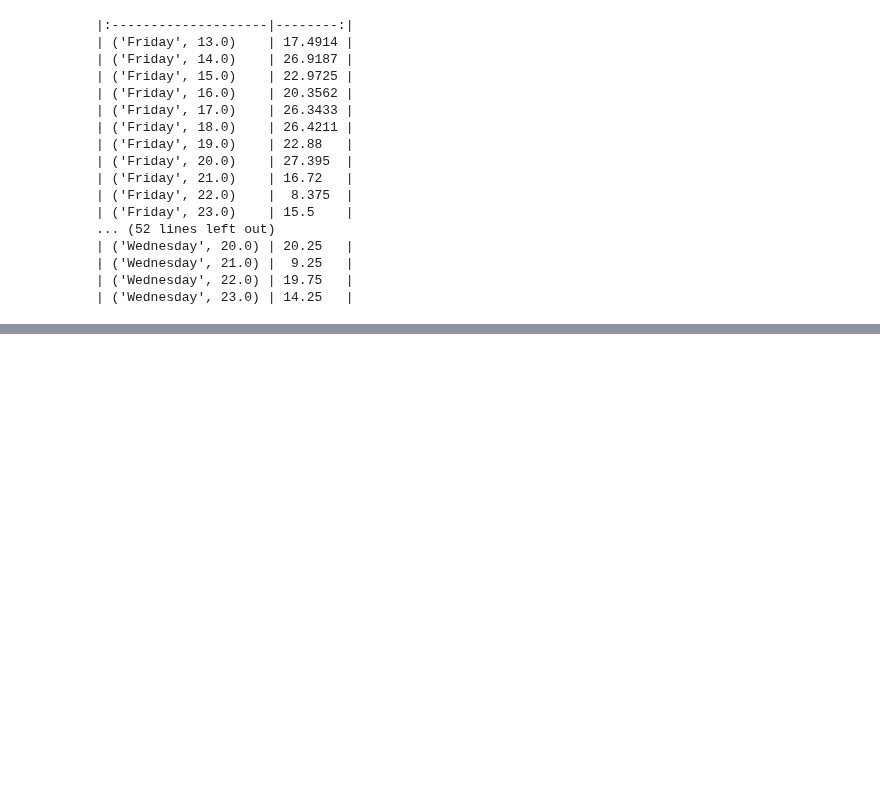
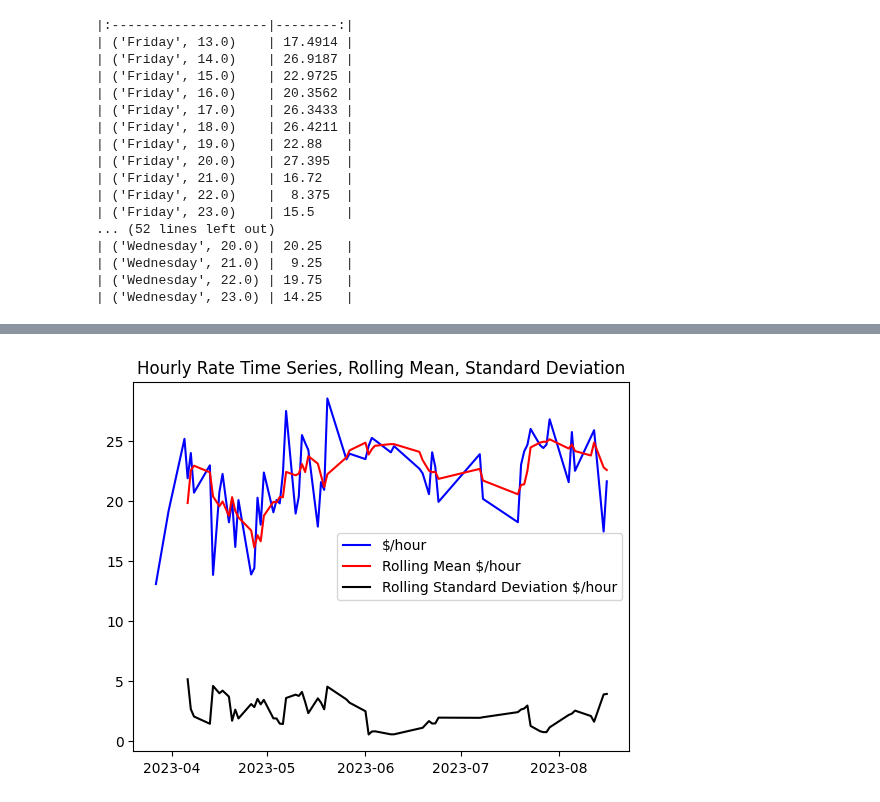
Before and after one commit to Crawford92/DeliveryData, a Jupyter notebook: stats.ipynb, the cells around one changed output, grey strips where cells are left out. Saved outputs shown, nothing was run; the diff lists cells and outputs as text; code cells hidden in the pictures; blank space fills up the shorter version.

```diff
--- a/stats.ipynb
+++ b/stats.ipynb
@@ -598,0 +636,12 @@ print(tempDF_B.to_markdown())
+# %%
+rolling_mean = plotDF.rolling(4).mean()
+rolling_std = plotDF.rolling(4).std()
+
+plt.plot(plotDF, color="blue",label="$/hour")
+plt.plot(rolling_mean, color="red", label="Rolling Mean $/hour")
+plt.plot(rolling_std, color="black", label = "Rolling Standard Deviation $/hour")
+plt.title("Hourly Rate Time Series, Rolling Mean, Standard Deviation")
+plt.legend(loc="best")
+plt.show()
+# %% [output]
+[figure, added]
```
Also changed, not shown: parts of 31 cells of this notebook, 1 other file.
